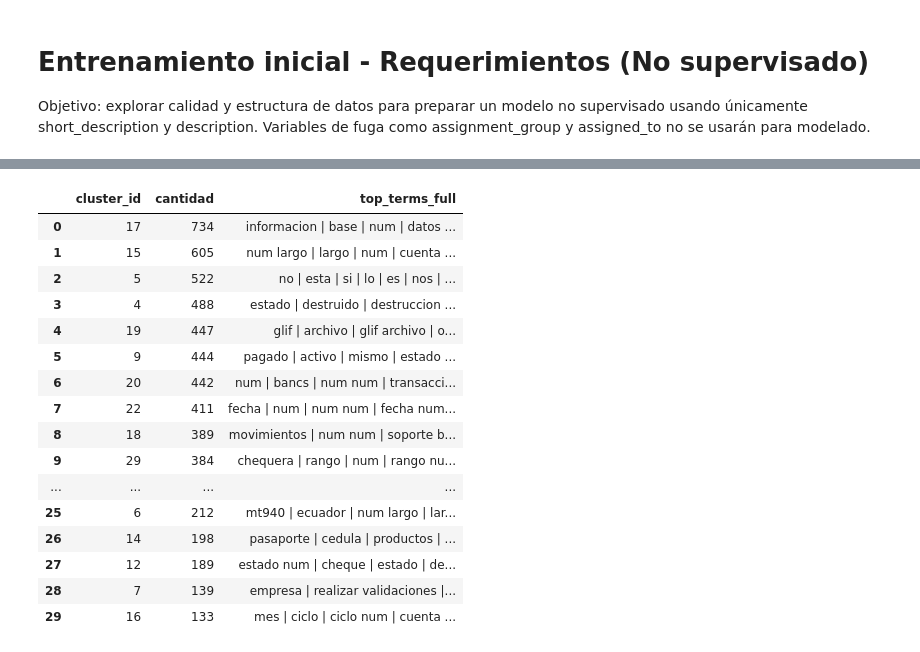
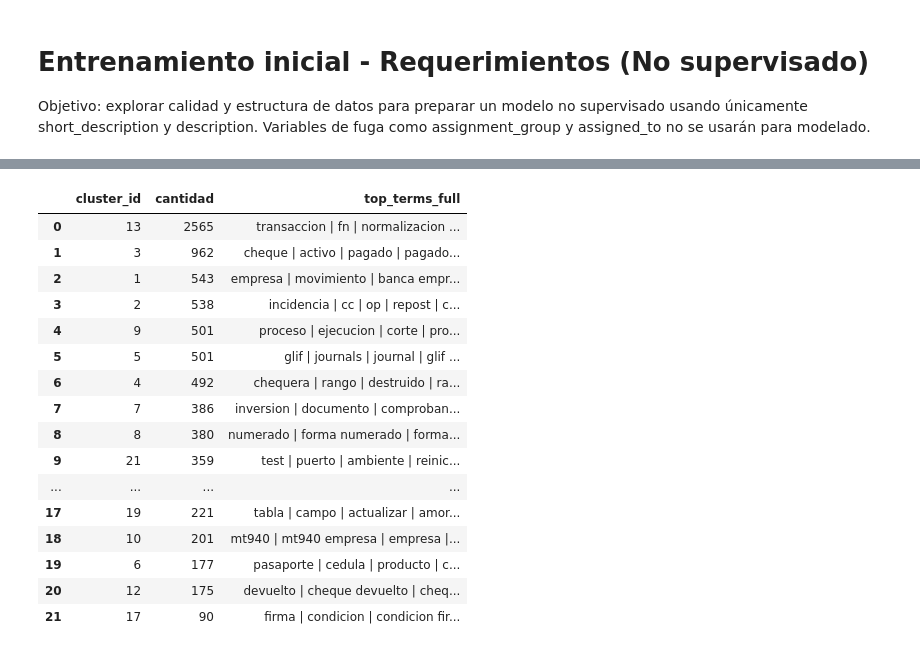
Before and after one commit to OCCA2000/Asignador, a Jupyter notebook: Analisis/EDA_Categorizacion_Requerimientos.ipynb, the cells around one changed output, grey strips where cells are left out. Cells and saved outputs as stored; diff of their text form; code cells hidden in the pictures.

```diff
--- a/Analisis/EDA_Categorizacion_Requerimientos.ipynb
+++ b/Analisis/EDA_Categorizacion_Requerimientos.ipynb
@@ -262,0 +236,5 @@ def normalize_text(texto):
+# %%
+# 8b) Instalar y cargar spaCy (ejecutar solo la primera vez)
+import spacy
+nlp_es = spacy.load("es_core_news_md", disable=["ner", "parser", "senter"])
+print("spaCy listo:", nlp_es.meta["name"], "| Pipeline:", nlp_es.pipe_names)
@@ -414,12 +446,19 @@ boilerplate_patterns = [
     # Encabezados tipicos de short_description
     r"\brequerimientos?\s+de\s+informacion\s+relacionados?\s+a\s+bancs?\s+y\s+bancslinks?\b",
     r"\batencion\s+solicitudes?\s+bancs?\s+y\s+bancslinks?\b",
+    r"\bestimad[oa]s?\b",
+    r"\bbuen[oa]s?\s+d[ii]as?\b",
+    r"\bbuen[oa]s?\s+tardes?\b",
+    r"\bbuen[oa]s?\s+noches?\b",
+    r"\bbuen\s+d[ii]a\b",   # forma corta sin s
 
     # Saludos y apertura
     r"^\s*estimad[oa]s?\b",
     r"^\s*buen[oa]s?\s+d[ii]as\b",
     r"^\s*buen[oa]s?\s+tardes\b",
     r"^\s*buen[oa]s?\s+noches\b",
+
+
     r"\bespero\s+se\s+encuentren\s+bien\b",
 
     # Frases blandas frecuentes
@@ -452,6 +491,16 @@ boilerplate_patterns = [
     r"\bsaludos?\b",
     r"\bgracias\b",
     r"\badjunto\b",
+
+    # ANTES → DESPUÉS (forma lema que spaCy produce)
+    r"\besperar\s+se\s+encontrar\s+bien\b",
+    r"\badjuntar\b",
+    r"\bquedar\s+atent[oa]\b",
+    r"\bcordial(?:es)?\s+saludo[s]?\b",
+    r"\bgracia[s]?\b",
+    r"\ble[s]?\s+agradecer\b",
+    r"\bagradecer\s+su\s+ayuda\b",
+    r"\batento?\s+a\s+su[s]?\s+comentario[s]?\b",
 ]
 
 boilerplate_regex = re.compile("|".join(boilerplate_patterns))
@@ -730,6 +970,6 @@ Test: (1249, 100)
 # %%
 # 24) Búsqueda de k con métricas de VALIDACIÓN
-k_grid = list(range(8, 31, 2))
+k_grid = list(range(8, 28, 2))
 rows = []
 
 for k in k_grid:
@@ -878,7 +1116,7 @@ vectorizer_final = TfidfVectorizer(
     stop_words=STOP_ES
 )
 
-svd_final = TruncatedSVD(n_components=100, random_state=RANDOM_STATE)
+svd_final = TruncatedSVD(n_components=150, random_state=RANDOM_STATE)
 norm_final = Normalizer(copy=False)
 
 X_unique_tfidf = vectorizer_final.fit_transform(df_fit_unique_v2["texto_limpio_v2"])
@@ -1036,47 +1274,60 @@ df_cluster_profile = (
     pd.DataFrame(rows)
     .sort_values("cantidad", ascending=False)
     .reset_index(drop=True)
 )
 
 # Mostrar sin truncamiento en notebook y también en print
 with pd.option_context(
     "display.max_colwidth", None,
     "display.width", None,
     "display.max_columns", None,
     "display.max_rows", None
 ):
     display(df_cluster_profile)
     print("\n=== TOP TERMS COMPLETOS ===")
     print(df_cluster_profile.to_string(index=False))
 
 print("\n=== EJEMPLOS POR CLUSTER (TEXTO COMPLETO) ===")
 for cid in df_cluster_profile["cluster_id"].head(10):
     print(f"\nCluster {int(cid)}")
     muestra = (
         df_fit_full_v2.loc[df_fit_full_v2["cluster_id"] == cid, ["number", "texto_limpio_v2"]]
         .head(top_n_examples)
         .reset_index(drop=True)
     )
 
     # Impresión completa registro por registro
     for _, row in muestra.iterrows():
         print(f"- {row['number']}: {row['texto_limpio_v2']}")
+
+# Guardar perfil de clusters en CSV
+from pathlib import Path
+
+output_dir = Path.cwd()
+# Si estás en Analisis/, guarda al mismo nivel que los datos
+if not (output_dir / "Data").exists():
+    output_dir = output_dir.parent
+
+ruta_output = output_dir / "Data" / "cluster_profile.csv"
+
+df_cluster_profile.to_csv(ruta_output, index=False, encoding="utf-8-sig", sep=";")
+print("Guardado en:", ruta_output.resolve())
 # %% [output]
 |  | cluster_id | cantidad | top_terms_full |
-| 0 | 17 | 734 | informacion | base | num | datos ... |
-| 1 | 15 | 605 | num largo | largo | num | cuenta ... |
-| 2 | 5 | 522 | no | esta | si | lo | es | nos | ... |
-| 3 | 4 | 488 | estado | destruido | destruccion ... |
-| 4 | 19 | 447 | glif | archivo | glif archivo | o... |
-| 5 | 9 | 444 | pagado | activo | mismo | estado ... |
-| 6 | 20 | 442 | num | bancs | num num | transacci... |
-| 7 | 22 | 411 | fecha | num | num num | fecha num... |
-| 8 | 18 | 389 | movimientos | num num | soporte b... |
-| 9 | 29 | 384 | chequera | rango | num | rango nu... |
+| 0 | 13 | 2565 | transaccion | fn | normalizacion ... |
+| 1 | 3 | 962 | cheque | activo | pagado | pagado... |
+| 2 | 1 | 543 | empresa | movimiento | banca empr... |
+| 3 | 2 | 538 | incidencia | cc | op | repost | c... |
+| 4 | 9 | 501 | proceso | ejecucion | corte | pro... |
+| 5 | 5 | 501 | glif | journals | journal | glif ... |
+| 6 | 4 | 492 | chequera | rango | destruido | ra... |
+| 7 | 7 | 386 | inversion | documento | comproban... |
+| 8 | 8 | 380 | numerado | forma numerado | forma... |
+| 9 | 21 | 359 | test | puerto | ambiente | reinic... |
 | ... | ... | ... | ... |
-| 25 | 6 | 212 | mt940 | ecuador | num largo | lar... |
-| 26 | 14 | 198 | pasaporte | cedula | productos | ... |
-| 27 | 12 | 189 | estado num | cheque | estado | de... |
-| 28 | 7 | 139 | empresa | realizar validaciones |... |
-| 29 | 16 | 133 | mes | ciclo | ciclo num | cuenta ... |
+| 17 | 19 | 221 | tabla | campo | actualizar | amor... |
+| 18 | 10 | 201 | mt940 | mt940 empresa | empresa |... |
+| 19 | 6 | 177 | pasaporte | cedula | producto | c... |
+| 20 | 12 | 175 | devuelto | cheque devuelto | cheq... |
+| 21 | 17 | 90 | firma | condicion | condicion fir... |
 === TOP TERMS COMPLETOS ===
```
Also changed, not shown: parts of 23 cells of this notebook.
